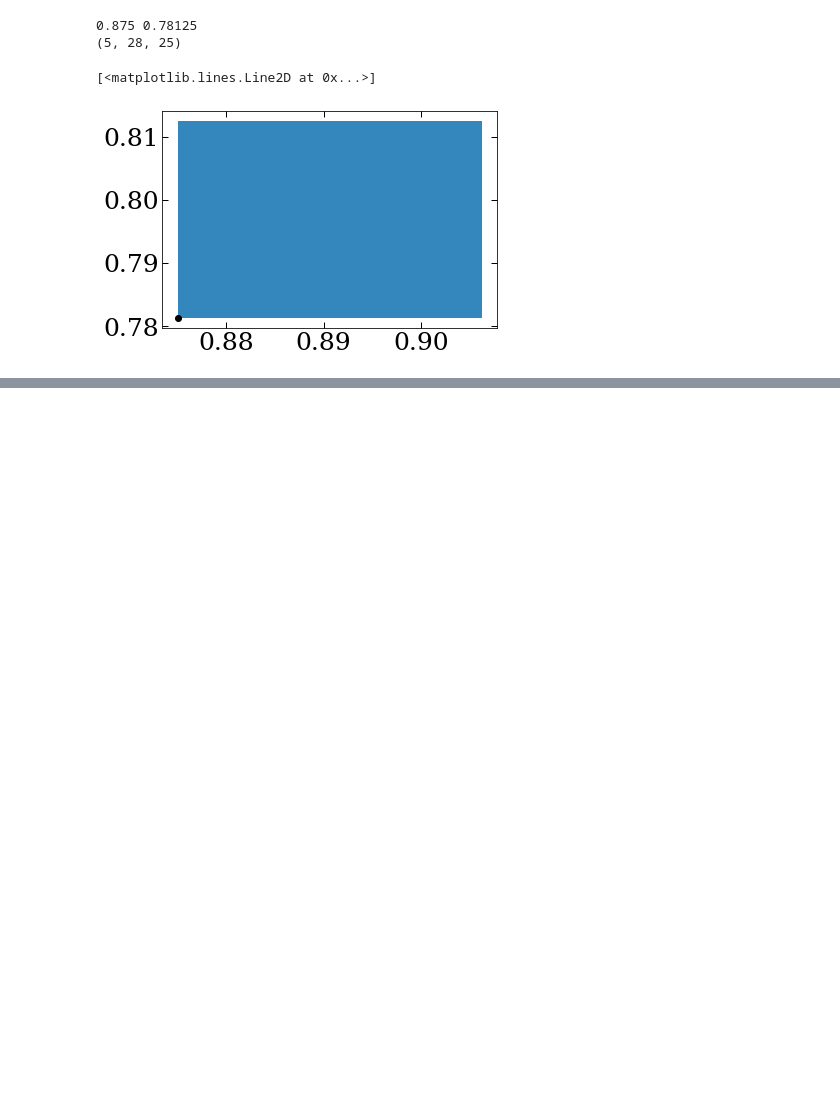
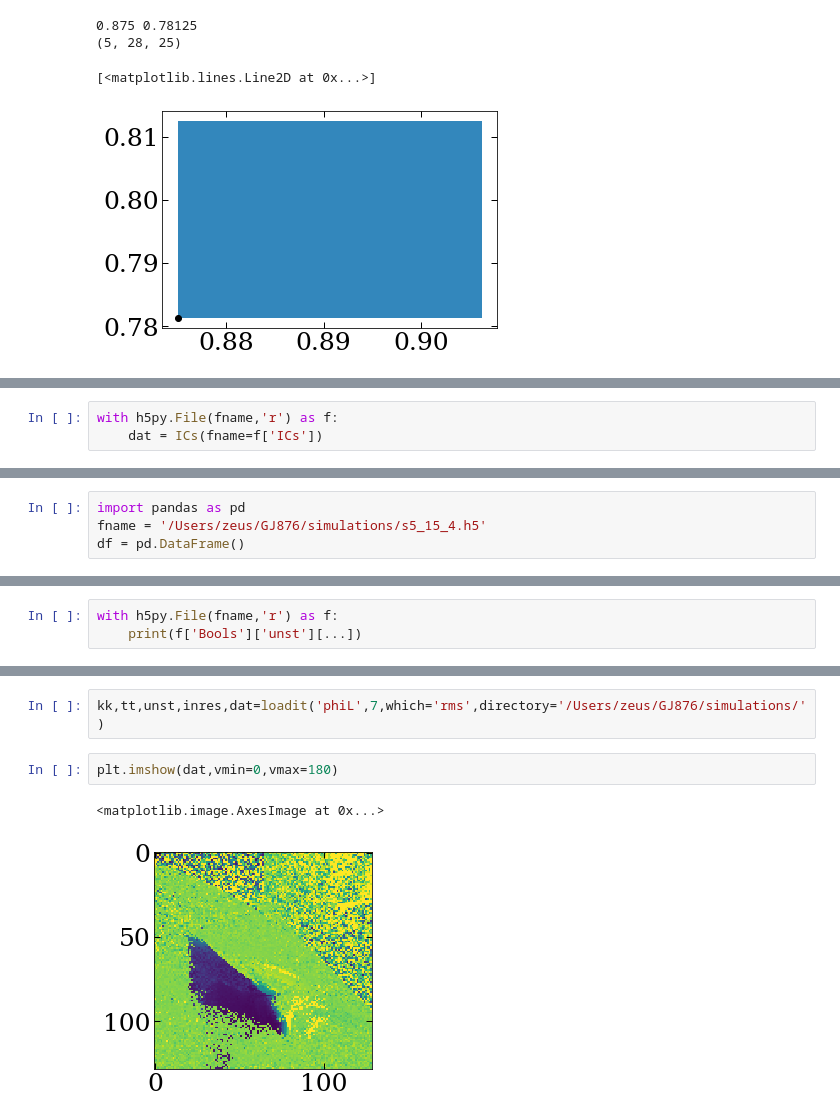
Before and after one commit to adamdempsey90/QuadTreeAMR, a Jupyter notebook: notebook/QuadTreeAMR.ipynb, the cells around one changed output, grey strips where cells are left out. Drawn from its saved outputs; the diff is of its cells as text; blank space fills up the shorter version.

Commit message:
Moving to module. Started Data class.

```diff
--- a/notebook/QuadTreeAMR.ipynb
+++ b/notebook/QuadTreeAMR.ipynb
@@ -1140,0 +1585,3 @@ ax.plot(x,y,'ko')
+# %%
+with h5py.File(fname,'r') as f:
+    dat = ICs(fname=f['ICs'])
@@ -1140,0 +1596,4 @@ ax.plot(x,y,'ko')
+# %%
+import pandas as pd
+fname = '/Users/zeus/GJ876/simulations/s5_15_4.h5'
+df = pd.DataFrame()
@@ -1140,0 +1612,3 @@ ax.plot(x,y,'ko')
+# %%
+with h5py.File(fname,'r') as f:
+    print(f['Bools']['unst'][...])
@@ -1140,0 +1679,7 @@ ax.plot(x,y,'ko')
+# %%
+kk,tt,unst,inres,dat=loadit('phiL',7,which='rms',directory='/Users/zeus/GJ876/simulations/')
+# %%
+plt.imshow(dat,vmin=0,vmax=180)
+# %% [output]
+<matplotlib.image.AxesImage at 0x...>
+[figure, added]
```
Also changed, not shown: parts of 17 cells of this notebook, 3 other files.
